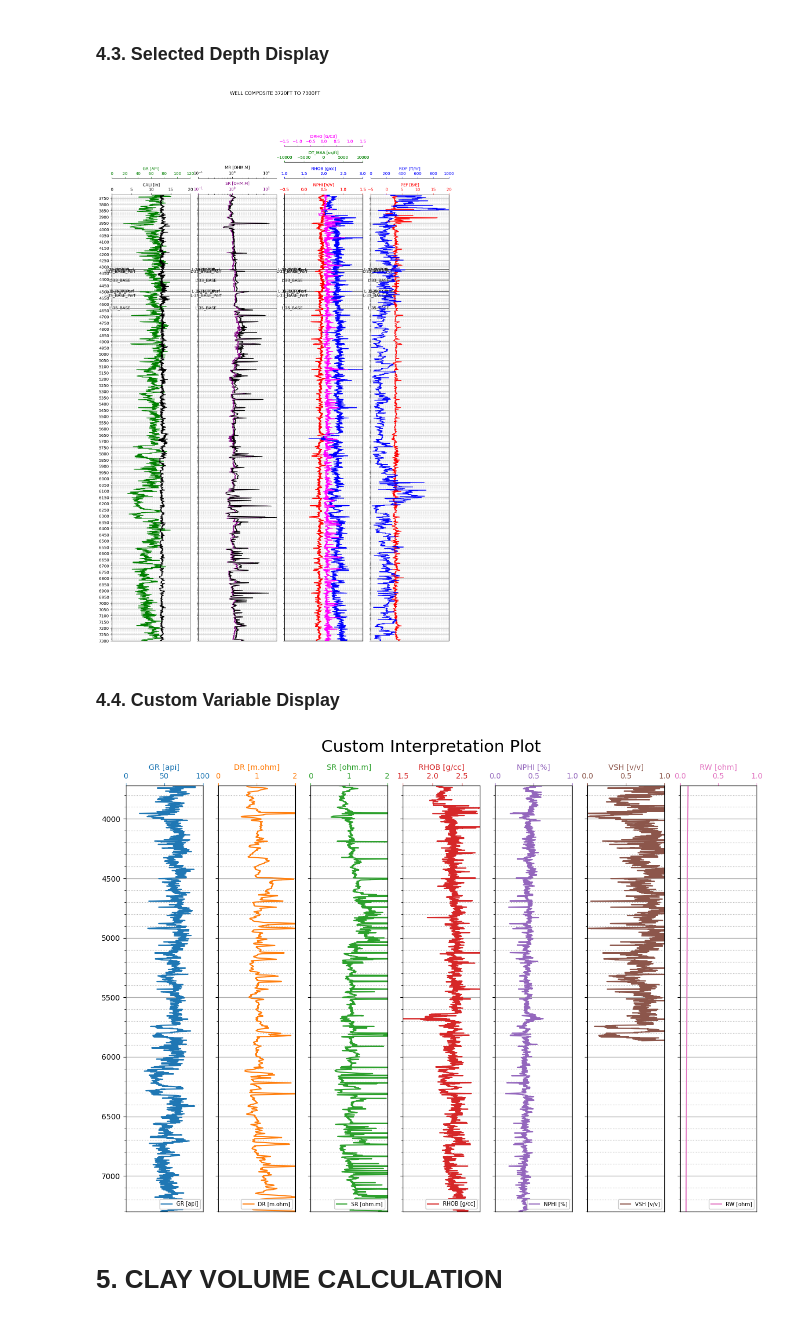
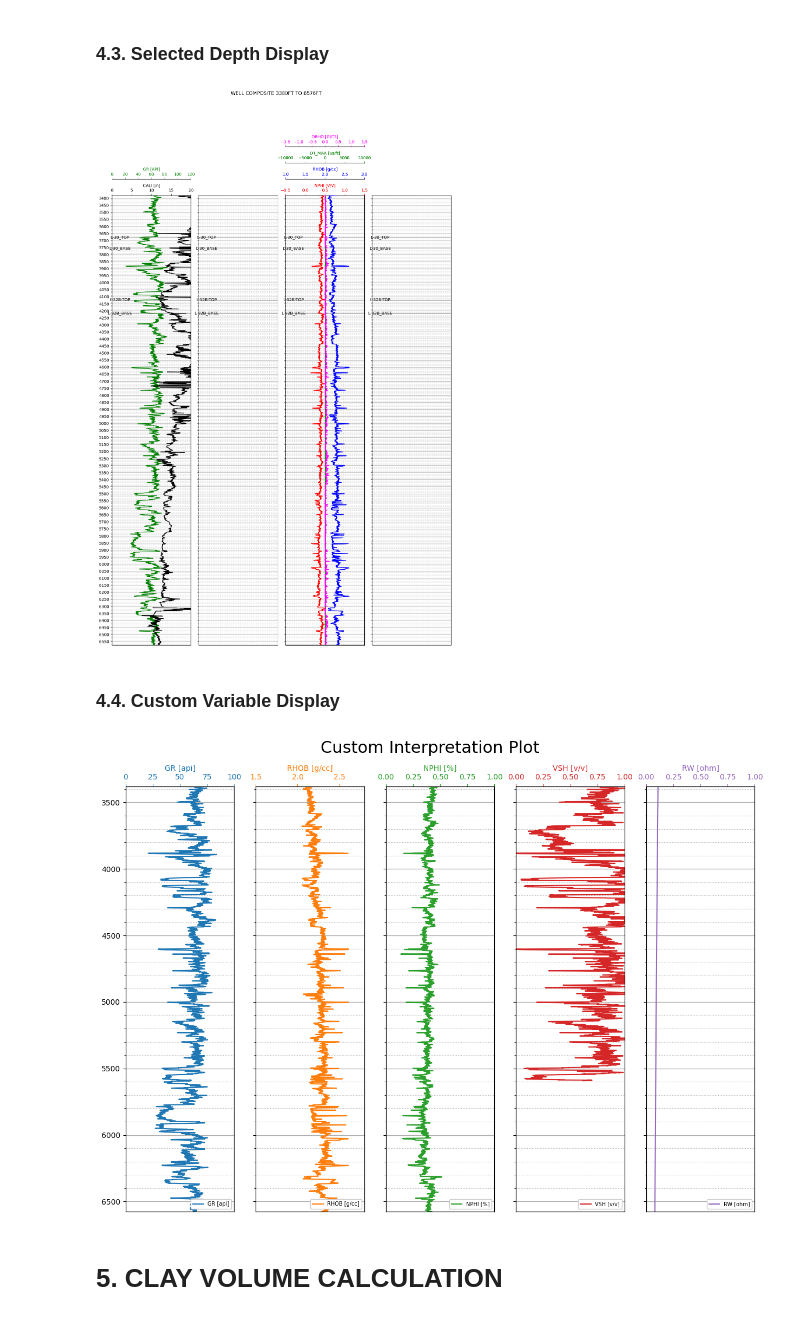
Before and after one commit to ARoyyanF/cuml-tf-model-hydrocarbon-prediction, a Jupyter notebook: BWLI/LLA-2 BWLI_simplified_v2_hydrocarbon layerlabel.ipynb, the cells around one changed output. Drawn from its saved outputs; the diff is of its cells as text; code cells hidden in the pictures.

```diff
--- a/BWLI/LLA-2 BWLI_simplified_v2_hydrocarbon layerlabel.ipynb
+++ b/BWLI/LLA-2 BWLI_simplified_v2_hydrocarbon layerlabel.ipynb
@@ -53,7 +53,7 @@ def read_las(
     return data
 # %%
 file_name = "./data/raw/lla-2_wire_lima.las"
-well_name = "LLB-10"
+well_name = "LLA-2"
 renamed_columns = {
     "DEPTH": "DEPT",
     "RT": "DR",""
@@ -400,8 +395,8 @@ combo_plot(
 ### **4.3. Selected Depth Display**
 # %%
 # MENAMPILKAN DATA LOG DARI UJUNG ATAS SAMPAI BAWAH YANG DIINGINKAN
-depth_start = 3720
-depth_end = 7300
+depth_start = 3380
+depth_end = 6576
 
 combo_plot(
     raw_data,
@@ -418,7 +413,7 @@ combo_plot(
         "colors": ["green", "black"],
     },
     traject2={
-        "data": ["SR", "MR"],
+        "data": [],
         "intervals": [(0.1, 20), (0.1, 20)],
         "scales": ["log", "log"],
         "labels": ["SR [OHM.M]", "MR [OHM.M]"],
@@ -434,7 +429,7 @@ combo_plot(
         "colors": ["red", "blue", "green", "magenta"],
     },
     traject4={
-        "data": ["PEF", "ROP"],
+        "data": [],
         "intervals": [(-5, 20), (0, 1000)],
         "scales": ["linear", "linear"],
         "labels": ["PEF [B/E]", "ROP [ft/hr]"],
@@ -444,7 +439,7 @@ combo_plot(
     ticks_interval=[50, 10],
 )
 # %% [output]
-[figure, old version]
+[figure, new version]
 # %% [markdown]
 ### **4.4. Custom Variable Display**
 # %%
@@ -494,13 +489,13 @@ def custom_interpretation_plot(
         )
     plt.show()
 # %%
-custom_logs = ["GR", "DR", "SR", "RHOB", "NPHI", "VSH", "RW"]
-units = ["api", "m.ohm", "ohm.m", "g/cc", "%", "v/v", "ohm"]
-scales = [(0, 100), (0, 2), (0, 2), (1.5, 2.8), (0, 1), (0, 1), (0, 1)]
+custom_logs = ["GR", "RHOB", "NPHI", "VSH", "RW"]
+units = ["api", "g/cc", "%", "v/v", "ohm"]
+scales = [(0, 100), (1.5, 2.8), (0, 1), (0, 1), (0, 1)]
 
 custom_interpretation_plot(raw_data, depth_start, depth_end, custom_logs, units, scales)
 # %% [output]
-[figure, old version]
+[figure, new version]
 # %% [markdown]
 # **5. CLAY VOLUME CALCULATION**
 # %% [markdown]
```
Also changed, not shown: parts of 15 cells of this notebook, 4 other files.
